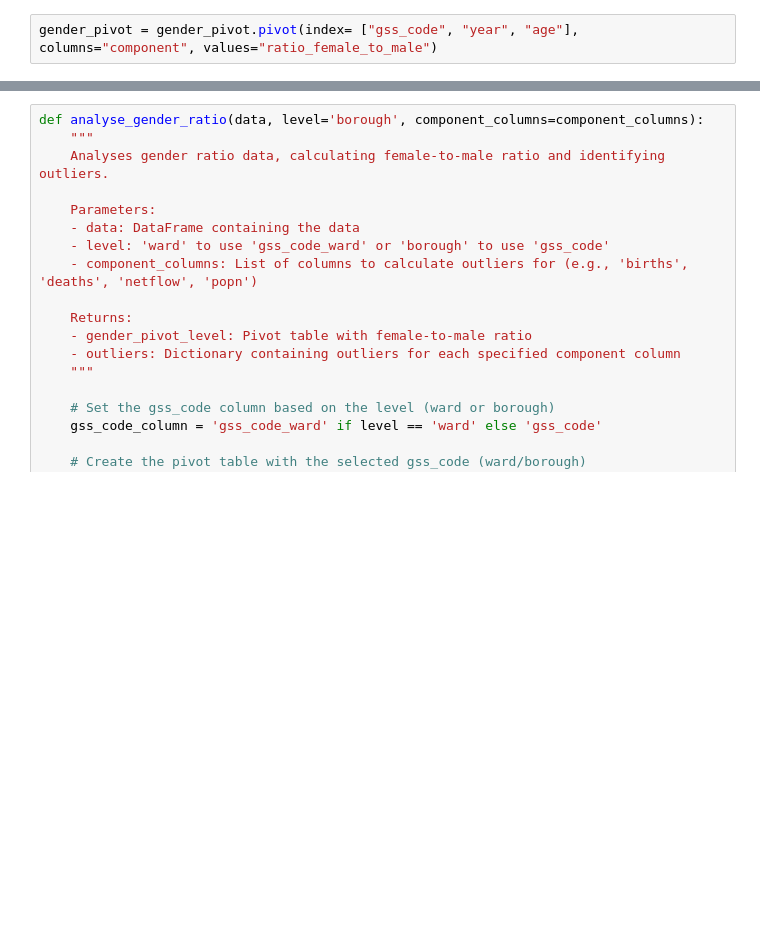
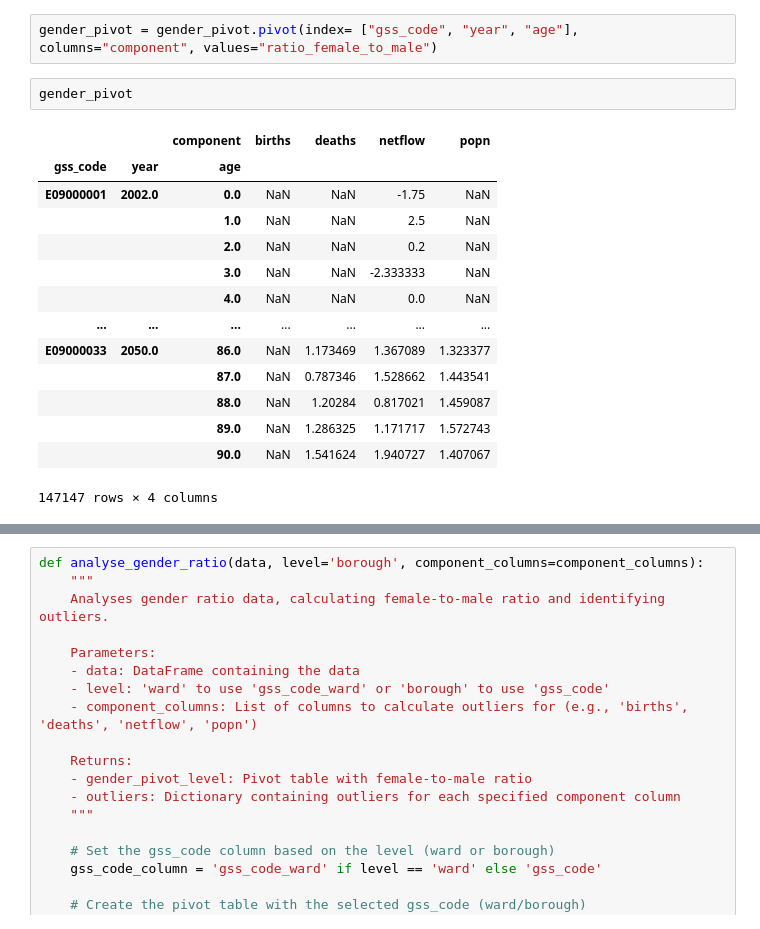
Before and after one commit to SebastianHeslinRees/Projections_QA, a Jupyter notebook: logical_checks_population_projections.ipynb, the cells around one changed output, grey strips where cells are left out. Saved outputs shown, nothing was run; the diff lists cells and outputs as text; blank space fills up the shorter version.

Commit message:
complete functions for gender

```diff
--- a/logical_checks_population_projections.ipynb
+++ b/logical_checks_population_projections.ipynb
@@ -1197,3 +1197,20 @@ component_columns
 ['births', 'deaths', 'netflow', 'popn']
 # %%
 gender_pivot = gender_pivot.pivot(index= ["gss_code", "year", "age"], columns="component", values="ratio_female_to_male")
+# %%
+gender_pivot
+# %% [output]
+|  |  | component | births | deaths | netflow | popn |
+| gss_code | year | age |  |  |  |  |
+| E09000001 | 2002.0 | 0.0 | NaN | NaN | -1.75 | NaN |
+|  |  | 1.0 | NaN | NaN | 2.5 | NaN |
+|  |  | 2.0 | NaN | NaN | 0.2 | NaN |
+|  |  | 3.0 | NaN | NaN | -2.333333 | NaN |
+|  |  | 4.0 | NaN | NaN | 0.0 | NaN |
+| ... | ... | ... | ... | ... | ... | ... |
+| E09000033 | 2050.0 | 86.0 | NaN | 1.173469 | 1.367089 | 1.323377 |
+|  |  | 87.0 | NaN | 0.787346 | 1.528662 | 1.443541 |
+|  |  | 88.0 | NaN | 1.20284 | 0.817021 | 1.459087 |
+|  |  | 89.0 | NaN | 1.286325 | 1.171717 | 1.572743 |
+|  |  | 90.0 | NaN | 1.541624 | 1.940727 | 1.407067 |
+147147 rows × 4 columns
```
Also changed, not shown: parts of 4 cells of this notebook.
